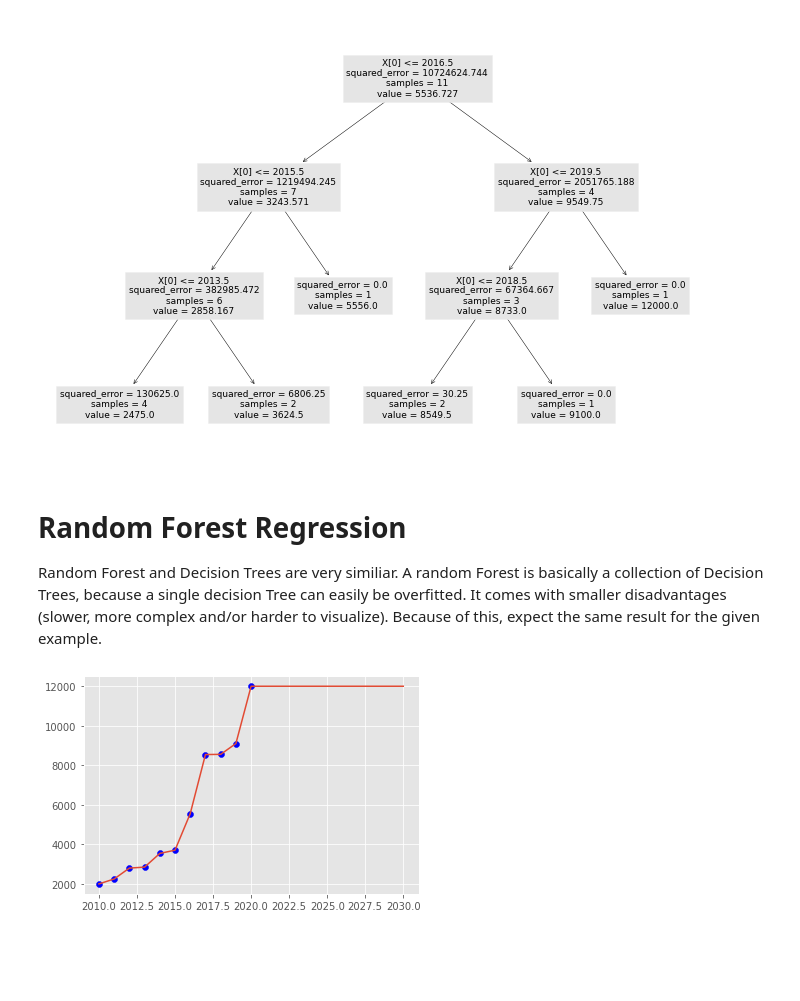
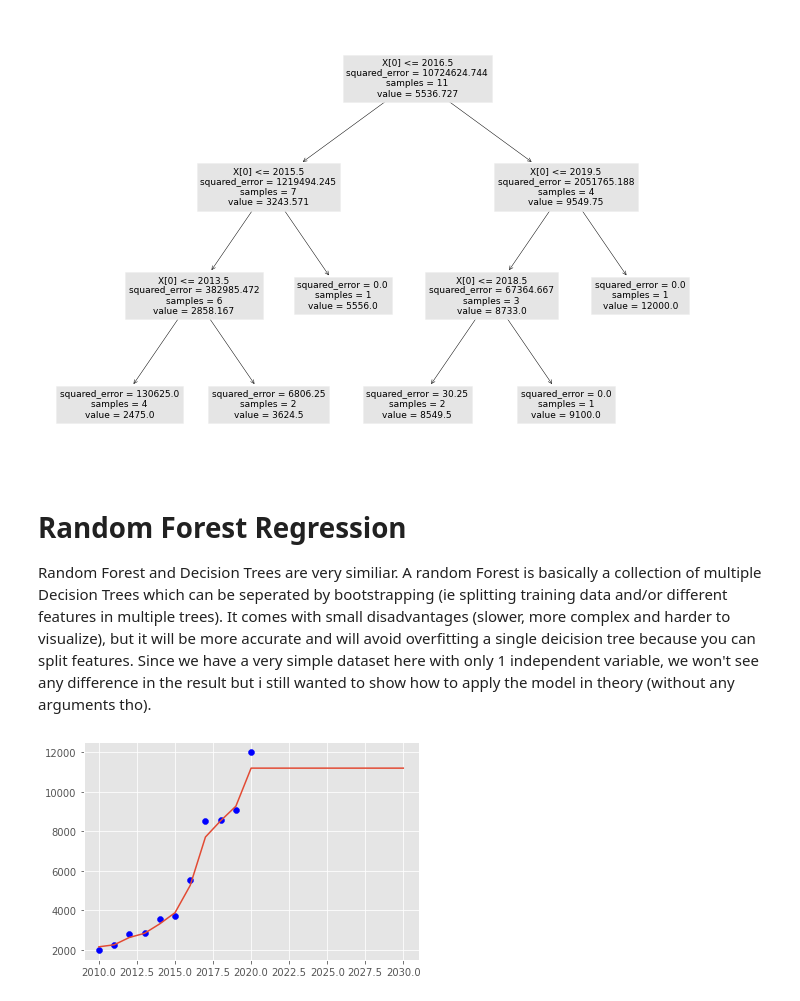
Before and after one commit to sebastian-sl/Basics, a Jupyter notebook: 01 DATA SCIENCE/ML/SKLEARN/1.1 Supervised - Regression.ipynb, the cells around one changed output. Saved outputs shown, nothing was run; the diff lists cells and outputs as text; code cells hidden in the pictures; blank space fills up the shorter version.

```diff
--- a/01 DATA SCIENCE/ML/SKLEARN/1.1 Supervised - Regression.ipynb
+++ b/01 DATA SCIENCE/ML/SKLEARN/1.1 Supervised - Regression.ipynb
@@ -128,15 +127,15 @@ plt.show()
 [figure]
 # %% [markdown]
 # Random Forest Regression
-Random Forest and Decision Trees are very similiar. A random Forest is basically a collection of Decision Trees, because a single decision Tree can easily be overfitted. It comes with smaller disadvantages (slower, more complex and/or harder to visualize). Because of this, expect the same result for the given example.
+Random Forest and Decision Trees are very similiar. A random Forest is basically a collection of multiple Decision Trees which can be seperated by bootstrapping (ie splitting training data and/or different features in multiple trees). It comes with small disadvantages (slower, more complex and harder to visualize), but it will be more accurate and will avoid overfitting a single deicision tree because you can split features. Since we have a very simple dataset here with only 1 independent variable, we won't see any difference in the result but i still wanted to show how to apply the model in theory (without any arguments tho).
 # %%
 from sklearn.ensemble import RandomForestRegressor
 
 # RANDOM FOREST MODEL
-regressor = DecisionTreeRegressor()
+regressor = RandomForestRegressor()
 regressor.fit(np_years, np_sales)
 
 plt.scatter(years, sales, color = "blue")
 plt.plot(prediction, regressor.predict(np_prediction));
 # %% [output]
-[figure, old version]
+[figure, new version]
```
Also changed, not shown: parts of 1 cell of this notebook.
